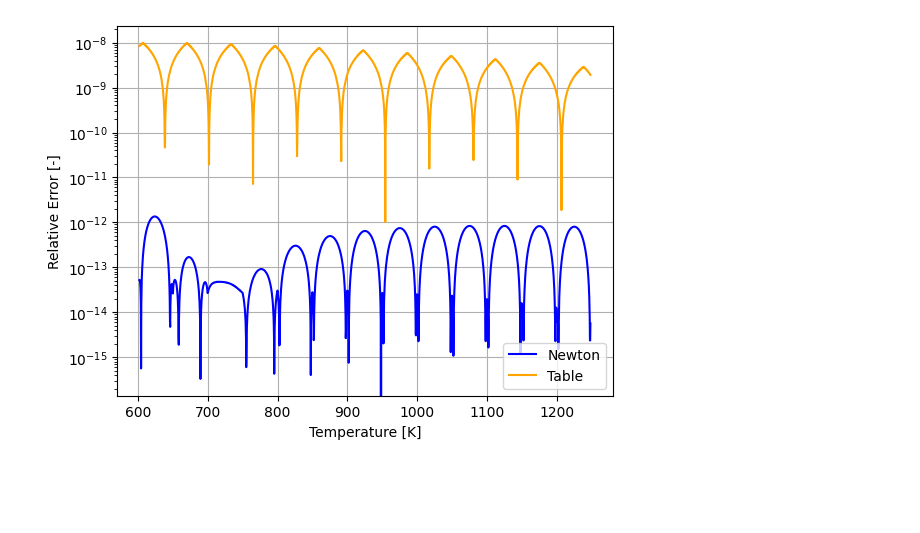
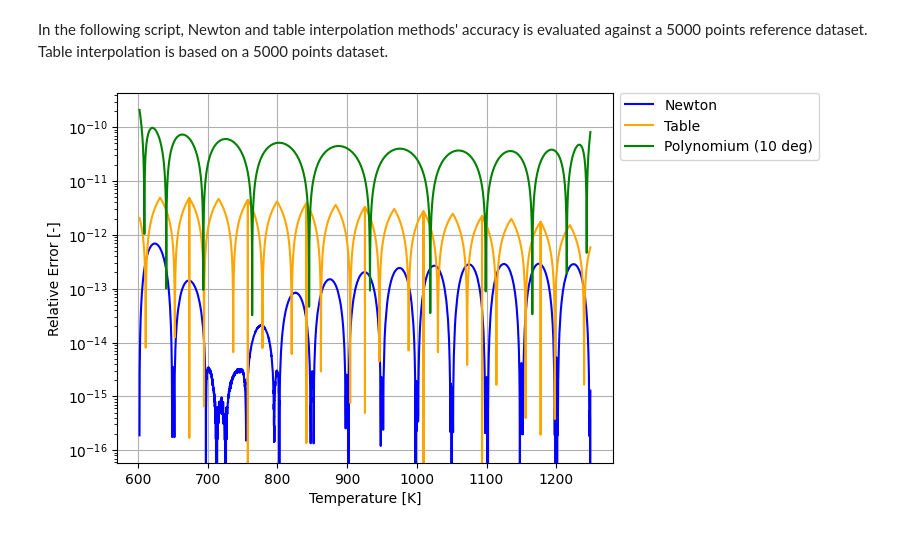
Before and after one commit to newcleo-dev-team/dassh_nc, a Jupyter notebook: enthalpy_to_temperature/enthalpy2temperature.ipynb, the cells around one changed output. Drawn from its saved outputs; the diff is of its cells as text; code cells hidden in the pictures; blank space fills up the shorter version.

```diff
--- a/enthalpy_to_temperature/enthalpy2temperature.ipynb
+++ b/enthalpy_to_temperature/enthalpy2temperature.ipynb
@@ -134,29 +152,12 @@ These vectors are passed as parameters to the two methods. The results are compa
-# %%
-reference = np.genfromtxt('lead_ref.csv', delimiter=',')
-
-tt_ref = reference[:,0]
-hh_ref = reference[:,1]
-
-dh_ref = hh_ref[1:] - hh_ref[:-1]
-t0_ref = tt_ref[0]
-
-data = np.genfromtxt('lead.csv', delimiter=',')
-xx = data[:,0]
-yy = data[:,1]
-newton_res = newton_method(dh_ref, tt_ref[:-1])
-table_res = table_method(dh_ref, tt_ref[:-1], xx, yy)
-
-err_newton = np.abs((newton_res - tt_ref[1:]) / tt_ref[1:])
-err_table = np.abs((table_res - tt_ref[1:]) / tt_ref[1:])
-
-plt.semilogy(tt_ref[1:], err_newton, label='Newton', color='blue')
-plt.semilogy(tt_ref[1:], err_table, label='Table', color='orange')
-
-
-plt.xlabel('Temperature [K]')
-plt.ylabel('Relative Error [-]')
-plt.legend()
-plt.grid()
-plt.savefig('accuracy_comparison.png')
-# %% [output]
-[figure, removed]
+# %% [markdown]
+In the following script, Newton and table interpolation methods' accuracy is evaluated against a 5000 points reference dataset. Table interpolation is based on a 5000 points dataset.
+# %%
+path = f'lead_{SIZES[-1]}.csv'
+err_newton = eval_accuracy(newton_method, reference)
+err_table = eval_accuracy(table_method, reference, data_path=path)
+err_poly = eval_accuracy(poly_method, reference,
+                           coeffs_T2h=np.polyfit(data[:,0], data[:,1], deg=10),
+                           coeffs_h2T=np.polyfit(data[:,1], data[:,0], deg=10))
+plot_accuracy_comparison(reference, err_newton, err_table, err_poly)
+# %% [output]
+[figure, added]
```
Also changed, not shown: parts of 15 cells of this notebook, 20 other files.
